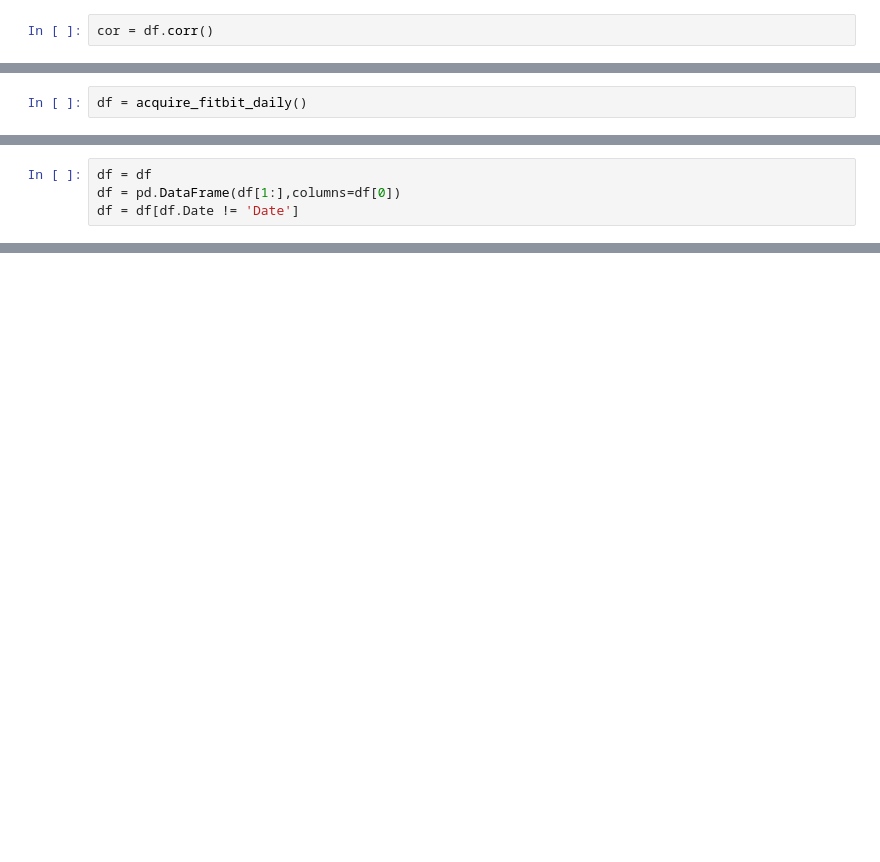
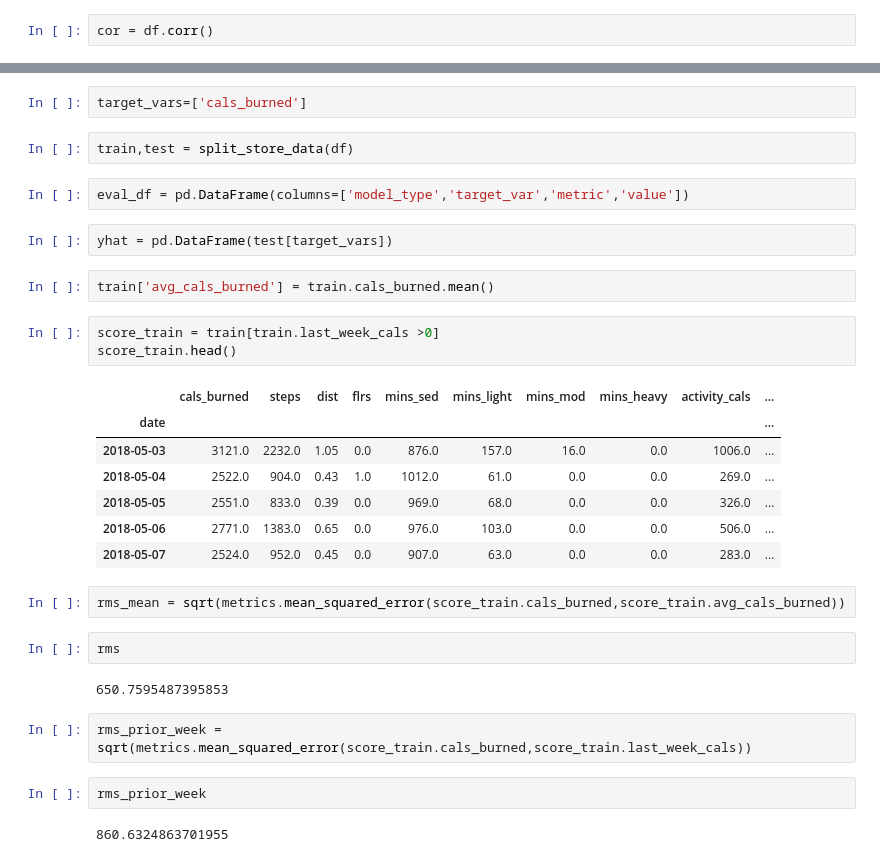
Before and after one commit to DoubleStufERoe/BayesP05_Fitbit, a Jupyter notebook: scratch_jeff.ipynb, the cells around one changed output, grey strips where cells are left out. Saved outputs shown, nothing was run; the diff lists cells and outputs as text; blank space fills up the shorter version.

```diff
--- a/scratch_jeff.ipynb
+++ b/scratch_jeff.ipynb
@@ -150,2 +137,0 @@ def acquire_fitbit_daily():
-# %%
-df = acquire_fitbit_daily()
@@ -161,4 +137,0 @@ df.head()
-# %%
-df = df
-df = pd.DataFrame(df[1:],columns=df[0])
-df = df[df.Date != 'Date']
@@ -219,0 +187,33 @@ for f in file:
+# %%
+target_vars=['cals_burned']
+# %%
+train,test = split_store_data(df)
+# %%
+eval_df = pd.DataFrame(columns=['model_type','target_var','metric','value'])
+# %%
+yhat = pd.DataFrame(test[target_vars])
+# %%
+train['avg_cals_burned'] = train.cals_burned.mean()
+# %%
+score_train = train[train.last_week_cals >0]
+score_train.head()
+# %% [output]
+|  | cals_burned | steps | dist | flrs | mins_sed | mins_light | mins_mod | mins_heavy | activity_cals | ... |
+| date |  |  |  |  |  |  |  |  |  | ... |
+| 2018-05-03 | 3121.0 | 2232.0 | 1.05 | 0.0 | 876.0 | 157.0 | 16.0 | 0.0 | 1006.0 | ... |
+| 2018-05-04 | 2522.0 | 904.0 | 0.43 | 1.0 | 1012.0 | 61.0 | 0.0 | 0.0 | 269.0 | ... |
+| 2018-05-05 | 2551.0 | 833.0 | 0.39 | 0.0 | 969.0 | 68.0 | 0.0 | 0.0 | 326.0 | ... |
+| 2018-05-06 | 2771.0 | 1383.0 | 0.65 | 0.0 | 976.0 | 103.0 | 0.0 | 0.0 | 506.0 | ... |
+| 2018-05-07 | 2524.0 | 952.0 | 0.45 | 0.0 | 907.0 | 63.0 | 0.0 | 0.0 | 283.0 | ... |
+# %%
+rms_mean = sqrt(metrics.mean_squared_error(score_train.cals_burned,score_train.avg_cals_burned))
+# %%
+rms
+# %% [output]
+650.7595487395853
+# %%
+rms_prior_week = sqrt(metrics.mean_squared_error(score_train.cals_burned,score_train.last_week_cals))
+# %%
+rms_prior_week
+# %% [output]
+860.6324863701955
```
Also changed, not shown: parts of 38 cells of this notebook, 1 other file.
